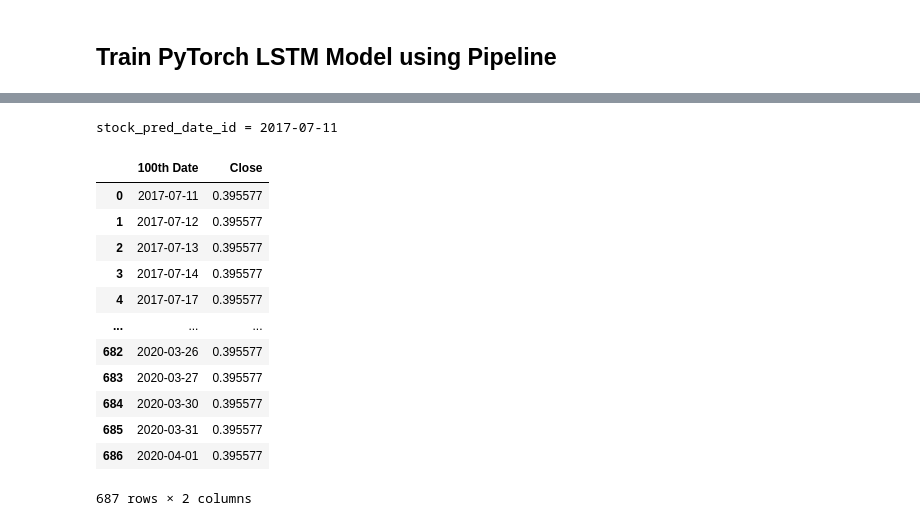
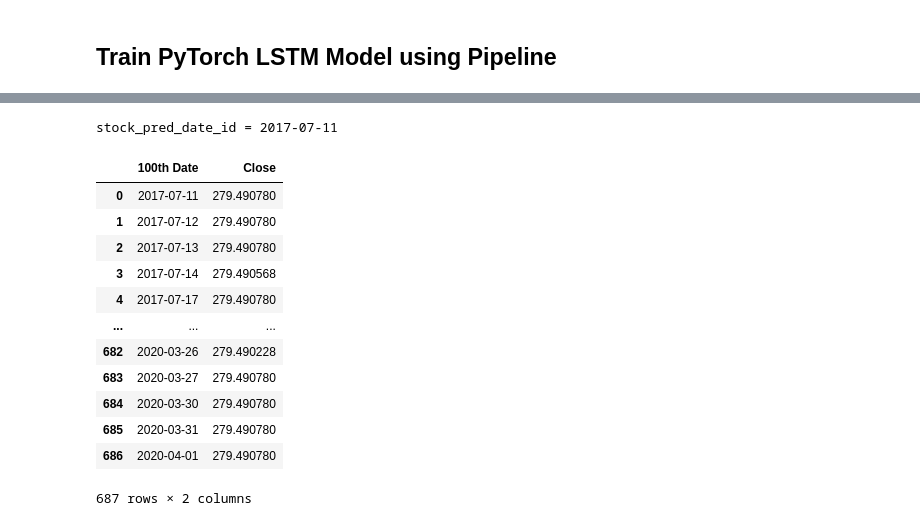
Before and after one commit to Financial-AI/Stock-Recommender-System, a Jupyter notebook: Notebooks/Stock_Price_Pred_EndToEnd_MLApp_JGuzman_111723.ipynb, the cells around one changed output, grey strips where cells are left out. Saved outputs shown, nothing was run; the diff lists cells and outputs as text; code cells hidden in the pictures.

```diff
--- a/Notebooks/Stock_Price_Pred_EndToEnd_MLApp_JGuzman_111723.ipynb
+++ b/Notebooks/Stock_Price_Pred_EndToEnd_MLApp_JGuzman_111723.ipynb
@@ -197,8 +205,21 @@ class PyTorchUtility:
         plt.show()
 
 
+    def plot_gt_pred_curves(self, final_closing_price_gts, final_closing_price_predictions, plot_title, plot_filename):
+        f, ax = plt.subplots()
+        ax.set_title(plot_title)
+        ax.plot(final_closing_price_predictions, color="blue", label="Pred Price")
+        ax.plot(final_closing_price_gts, color="gold", label="GT Price")
+        ax.grid(True)
+        ax.set_xlabel("Time")
+        ax.set_ylabel("Price")
+        plt.legend()
+        plt.savefig(plot_filename)
+        plt.show()
+
+
     # TODO (JG): Need to check num_days preds for closing price. Is it suppose to be over
-    def save_lstm_predictions(self, stock_test_date_df, final_closing_price_predictions, num_days, dst_folder="lstm_model", filename="pytorch_final_closing_price_preds.csv"):
+    def save_lstm_predictions(self, stock_test_date_df, final_closing_price_predictions, scale, num_days, dst_folder="lstm_model", filename="pytorch_final_closing_price_preds.csv"):
         # test_close_price_df, google_stock_train_date
         stock_date_list = []
         # y_train_list = []
@@ -218,6 +239,8 @@ class PyTorchUtility:
         mkdir_prep_dir(f"{dataset_name}/{dst_folder}")
         dst_filepath = f"{dataset_name}/{dst_folder}/{filename}"
 
+        # final_closing_price_unscaled_preds = final_closing_price_predictions*scale
+
         # final close price pred for each 100th date after predicting on 100 days of final closing prices
         stock_close_price_res_df = pd.DataFrame({f"{num_days}th Date": stock_date_list, "Close": final_closing_price_predictions})
         stock_close_price_res_df.to_csv(dst_filepath, index=False)
@@ -685,2 +676,2 @@ LSTM: final_valid Min RMSE = 0.2689479586204009
 # %%
-final_closing_price_predictions = pytorch_pipeline.deploy_model(stock_test_loader, lstm_model)
+final_closing_price_gts, final_closing_price_predictions = pytorch_pipeline.deploy_model(stock_test_loader, lstm_model)
@@ -688,0 +680,4 @@ final_closing_price_pred = tensor([[0.3956]], grad_fn=<AddmmBackward0>)
+# %%
+unscale = 1/scaler.scale_
+# %%
+final_closing_price_unscaled_preds = final_closing_price_predictions*unscale
@@ -689,19 +691,19 @@ final_closing_price_pred = tensor([[0.3956]], grad_fn=<AddmmBackward0>)
 # %%
-pytorch_utility.save_lstm_predictions(google_stock_test_date, final_closing_price_predictions,
+pytorch_utility.save_lstm_predictions(google_stock_test_date, final_closing_price_unscaled_preds, unscale,
                                        num_days=100, dst_folder="lstm_stock_close/predictions/",
                                        filename="pytorch_final_closing_price_preds.csv")
 # %% [output]
 stock_pred_date_id = 2017-07-11
 |  | 100th Date | Close |
-| 0 | 2017-07-11 | 0.395577 |
-| 1 | 2017-07-12 | 0.395577 |
-| 2 | 2017-07-13 | 0.395577 |
-| 3 | 2017-07-14 | 0.395577 |
-| 4 | 2017-07-17 | 0.395577 |
+| 0 | 2017-07-11 | 279.490780 |
+| 1 | 2017-07-12 | 279.490780 |
+| 2 | 2017-07-13 | 279.490780 |
+| 3 | 2017-07-14 | 279.490568 |
+| 4 | 2017-07-17 | 279.490780 |
 | ... | ... | ... |
-| 682 | 2020-03-26 | 0.395577 |
-| 683 | 2020-03-27 | 0.395577 |
-| 684 | 2020-03-30 | 0.395577 |
-| 685 | 2020-03-31 | 0.395577 |
-| 686 | 2020-04-01 | 0.395577 |
+| 682 | 2020-03-26 | 279.490228 |
+| 683 | 2020-03-27 | 279.490780 |
+| 684 | 2020-03-30 | 279.490780 |
+| 685 | 2020-03-31 | 279.490780 |
+| 686 | 2020-04-01 | 279.490780 |
 687 rows × 2 columns
```
Also changed, not shown: parts of 23 cells of this notebook.
